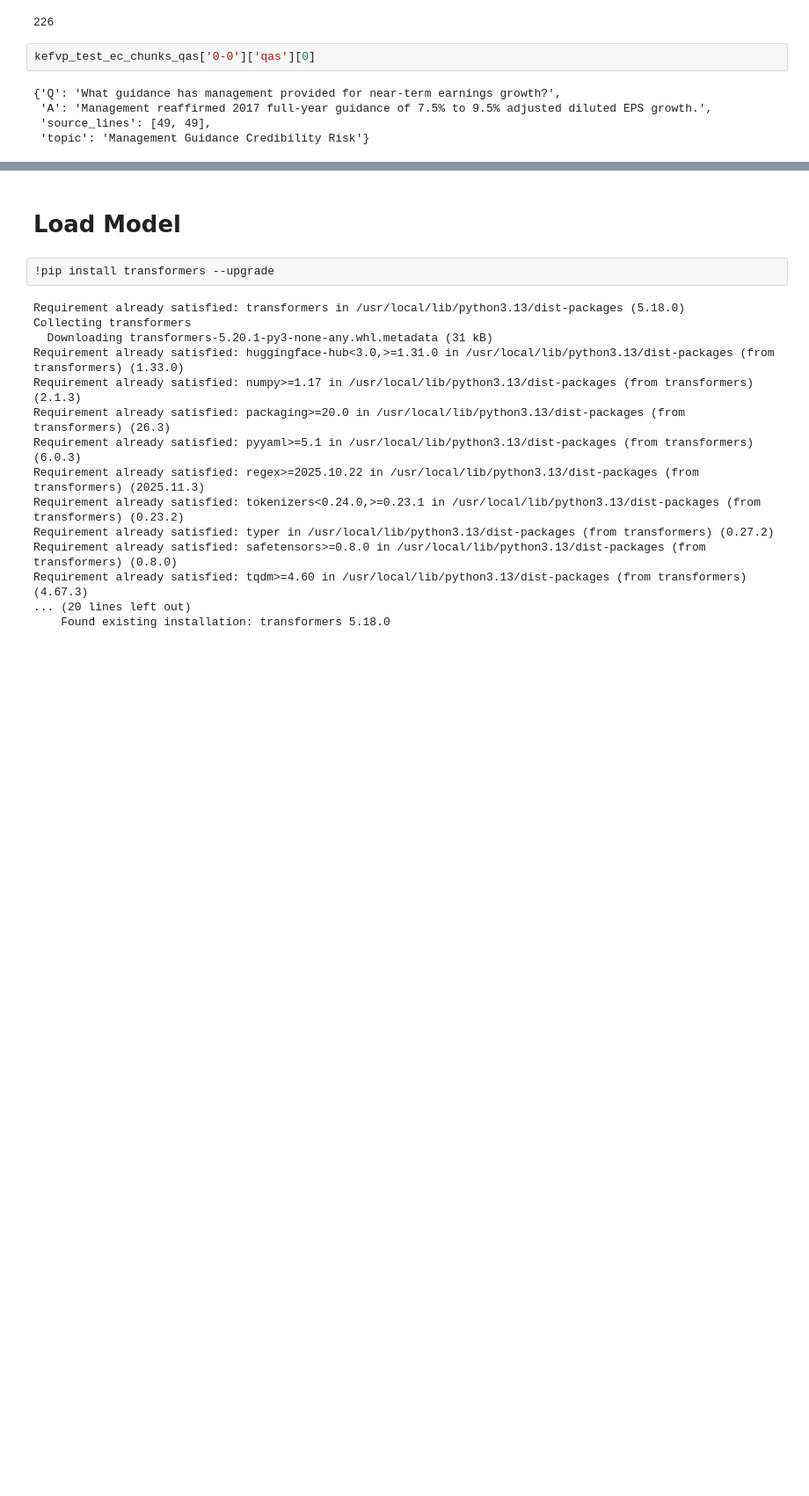
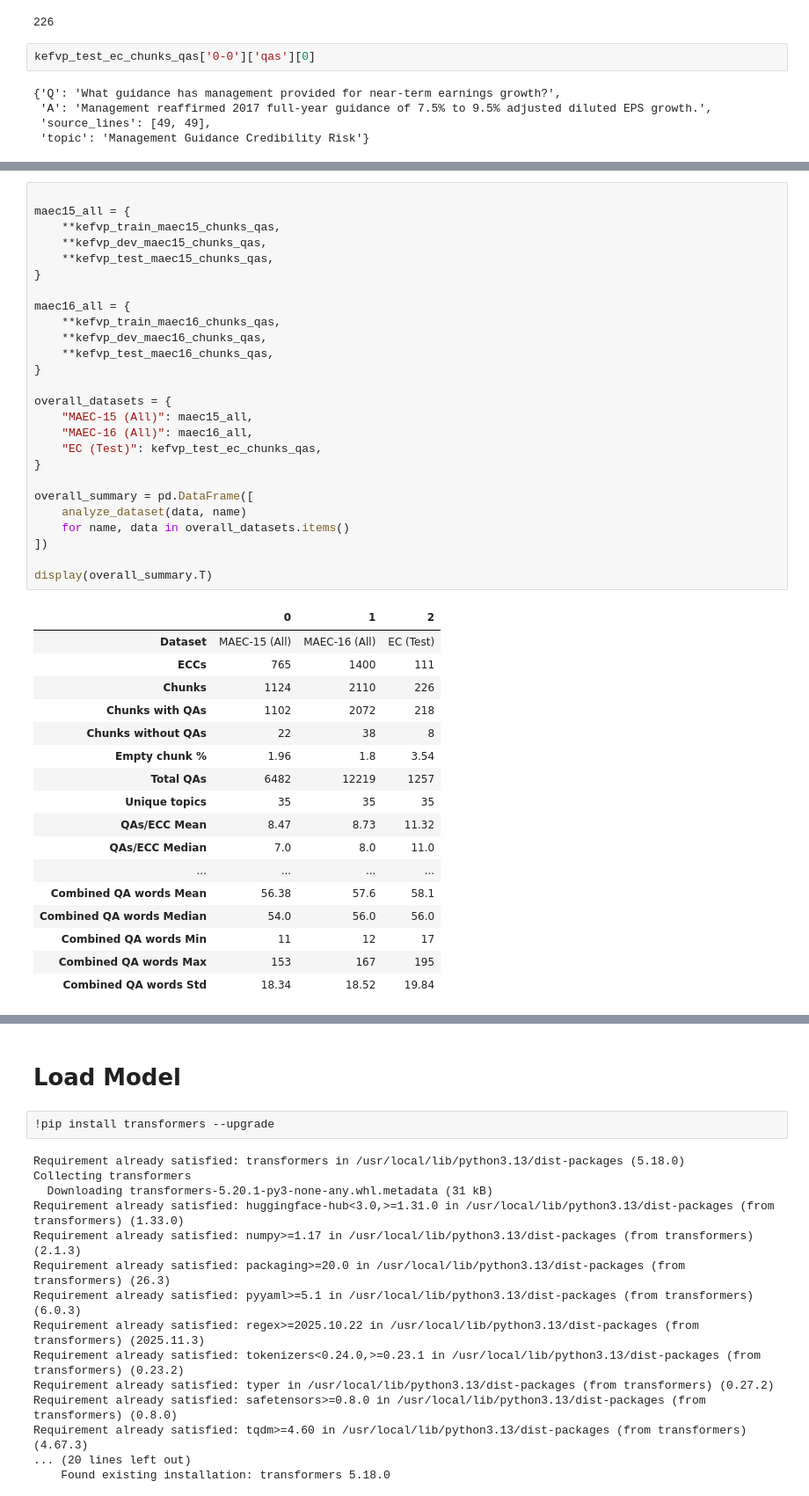
Before and after one commit to hosein97/ecc-volatility-prediction, a Jupyter notebook: Qwen_lab.ipynb, the cells around one changed output, grey strips where cells are left out. Shown at 88% size. Saved outputs shown, nothing was run; the diff lists cells and outputs as text; blank space fills up the shorter version.

```diff
--- a/Qwen_lab.ipynb
+++ b/Qwen_lab.ipynb
@@ -176,0 +337,44 @@ kefvp_test_ec_chunks_qas['0-0']['qas'][0]
+# %%
+
+maec15_all = {
+    **kefvp_train_maec15_chunks_qas,
+    **kefvp_dev_maec15_chunks_qas,
+    **kefvp_test_maec15_chunks_qas,
+}
+
+maec16_all = {
+    **kefvp_train_maec16_chunks_qas,
+    **kefvp_dev_maec16_chunks_qas,
+    **kefvp_test_maec16_chunks_qas,
+}
+
+overall_datasets = {
+    "MAEC-15 (All)": maec15_all,
+    "MAEC-16 (All)": maec16_all,
+    "EC (Test)": kefvp_test_ec_chunks_qas,
+}
+
+overall_summary = pd.DataFrame([
+    analyze_dataset(data, name)
+    for name, data in overall_datasets.items()
+])
+
+display(overall_summary.T)
+# %% [output]
+|  | 0 | 1 | 2 |
+| Dataset | MAEC-15 (All) | MAEC-16 (All) | EC (Test) |
+| ECCs | 765 | 1400 | 111 |
+| Chunks | 1124 | 2110 | 226 |
+| Chunks with QAs | 1102 | 2072 | 218 |
+| Chunks without QAs | 22 | 38 | 8 |
+| Empty chunk % | 1.96 | 1.8 | 3.54 |
+| Total QAs | 6482 | 12219 | 1257 |
+| Unique topics | 35 | 35 | 35 |
+| QAs/ECC Mean | 8.47 | 8.73 | 11.32 |
+| QAs/ECC Median | 7.0 | 8.0 | 11.0 |
+| ... | ... | ... | ... |
+| Combined QA words Mean | 56.38 | 57.6 | 58.1 |
+| Combined QA words Median | 54.0 | 56.0 | 56.0 |
+| Combined QA words Min | 11 | 12 | 17 |
+| Combined QA words Max | 153 | 167 | 195 |
+| Combined QA words Std | 18.34 | 18.52 | 19.84 |
```
Also changed, not shown: parts of 10 cells of this notebook.
